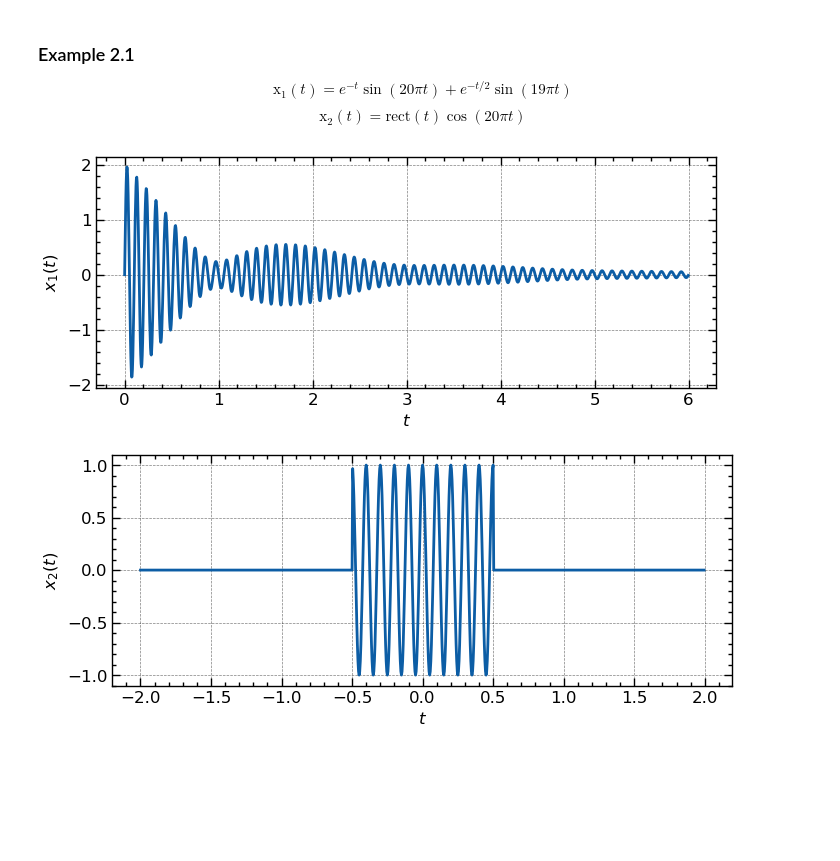
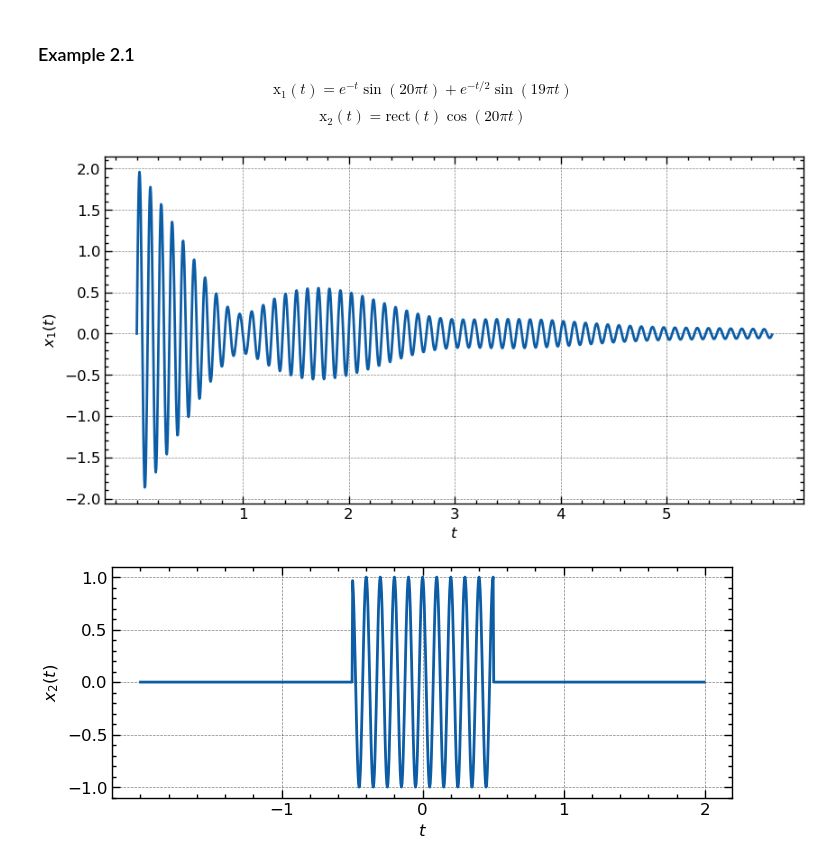
Before and after one commit to mshong/signals_systems, a Jupyter notebook: chap2_continuous signals.ipynb, the cells around one changed output. Saved outputs shown, nothing was run; the diff lists cells and outputs as text; code cells hidden in the pictures; blank space fills up the shorter version.

```diff
--- a/chap2_continuous signals.ipynb
+++ b/chap2_continuous signals.ipynb
@@ -99,15 +111,17 @@ $$ \mathrm x_2(t) = \mathrm{rect}(t) \cos (20 \pi t) $$
 t = np.arange(0, 6, 1/240)
 x1 = np.exp(-t) * np.sin(20 * math.pi * t) + np.exp(-t/2) * np.sin(19 * math.pi * t)
 # %%
-plt.figure(figsize=(8,3))
+plt.figure(figsize=(10,5))
 plt.plot(t, x1, label='unit rect')
 plt.xlabel('$t$', fontsize=12)
 plt.ylabel('$ x_1(t)$', fontsize=12)
 #plt.legend(loc='upper right', fontsize=12)
 plt.tick_params(axis='both', which='major', labelsize=12)
+x_position = list(range(0,5))
+plt.xticks([i+1 for i in x_position])
 plt.show()
 # %% [output]
-[figure, old version]
+[figure, new version]
 # %%
 t = np.arange(-2, 2, 1/240)
 x2 = rect(t) * np.cos(20 * math.pi * t)
@@ -118,6 +132,8 @@ plt.xlabel('$t$', fontsize=12)
 plt.ylabel('$x_2(t)$', fontsize=12)
 #plt.legend(loc='upper right', fontsize=12)
 plt.tick_params(axis='both', which='major', labelsize=12)
+x_position = list(range(-2,2))
+plt.xticks([i+1 for i in x_position])
 plt.show()
 # %% [output]
-[figure, old version]
+[figure, new version]
```
Also changed, not shown: parts of 8 cells of this notebook.
